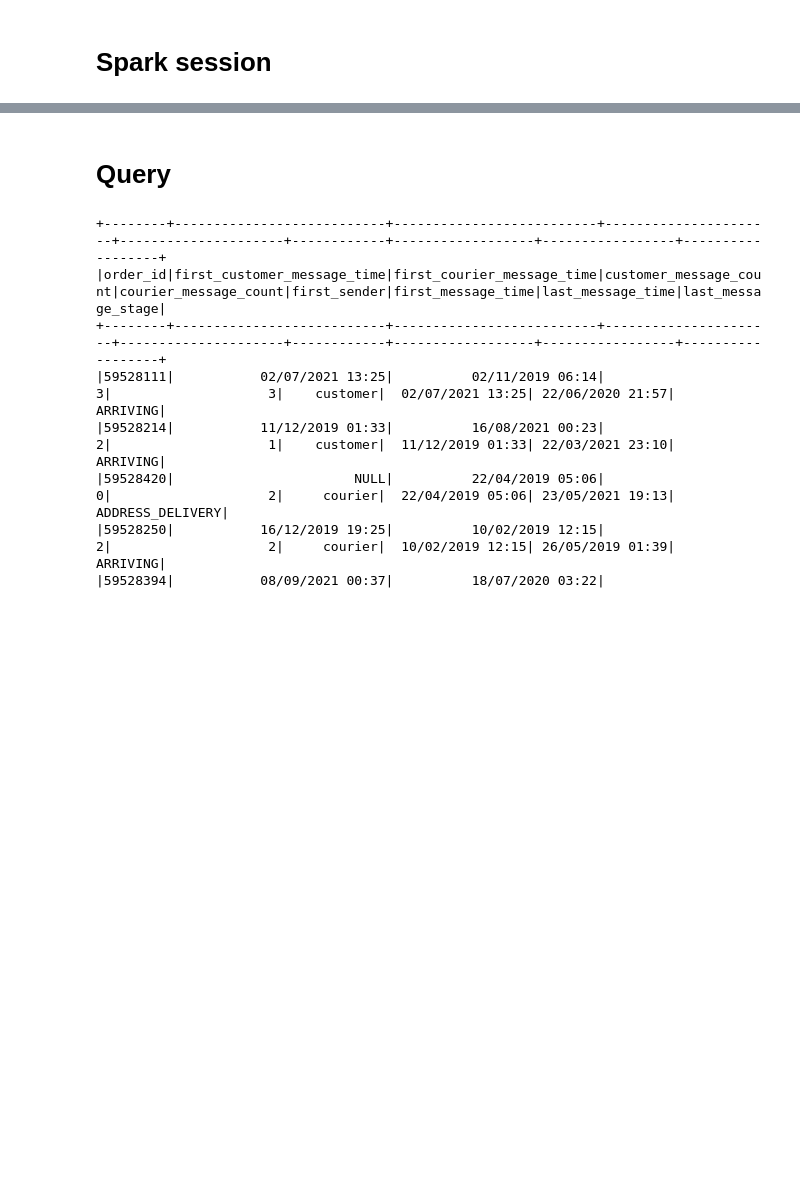
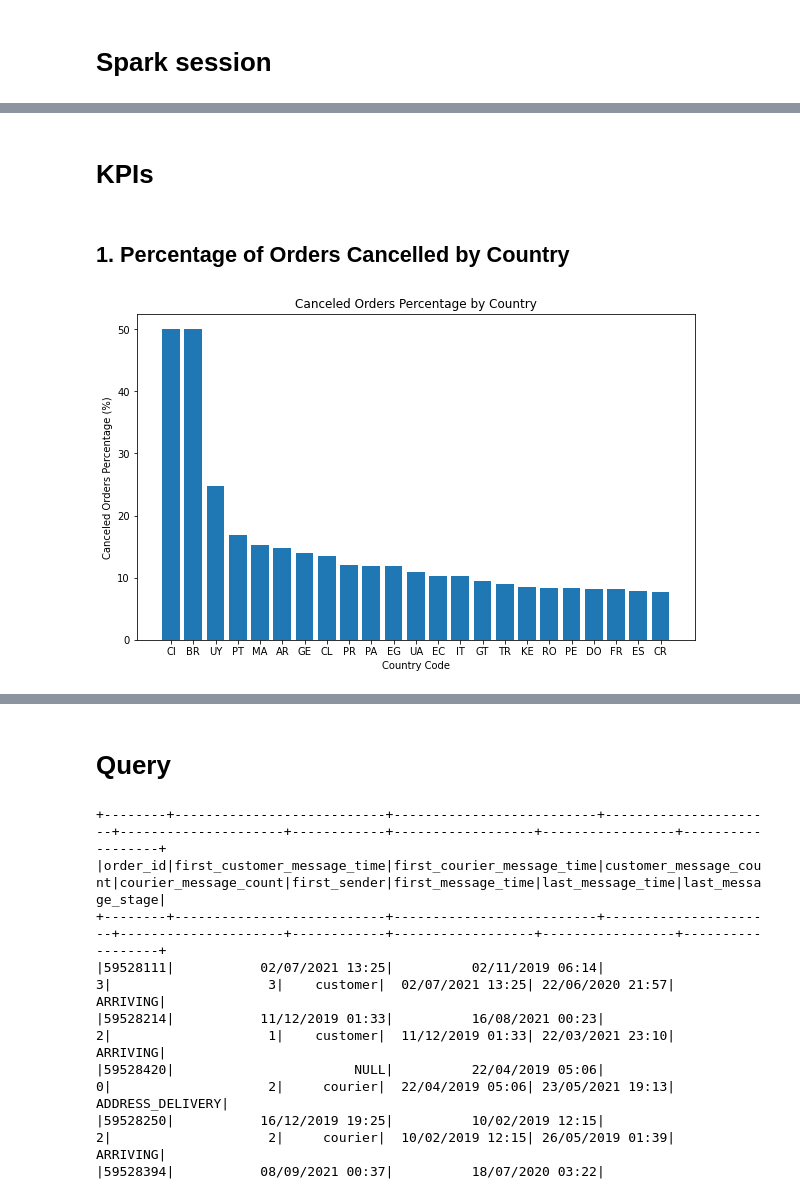
Before and after one commit to ivanseldas/Ironhack-Delivery-Product-Analysis, a Jupyter notebook: main.ipynb, the cells around one changed output, grey strips where cells are left out. Cells and saved outputs as stored; diff of their text form; code cells hidden in the pictures; blank space fills up the shorter version.

```diff
--- a/main.ipynb
+++ b/main.ipynb
@@ -43,0 +84,26 @@ only showing top 5 rows
+# %% [markdown]
+# KPIs
+# %% [markdown]
+## 1. Percentage of Orders Cancelled by Country
+# %%
+# Query to get canceled orders percentage by country
+query_canceled_by_country = """
+SELECT
+    country_code,
+    ROUND((SUM(CASE WHEN final_status = 'CanceledStatus' THEN 1 ELSE 0 END) / COUNT(*)) * 100, 2) AS canceled_percentage
+FROM fake_orders
+GROUP BY country_code
+ORDER BY canceled_percentage DESC
+"""
+canceled_by_country = spark.sql(query_canceled_by_country).toPandas()
+
+# Plot
+plt.figure(figsize=(10, 6))
+plt.bar(canceled_by_country['country_code'], canceled_by_country['canceled_percentage'])
+plt.title("Canceled Orders Percentage by Country")
+plt.xlabel("Country Code")
+plt.ylabel("Canceled Orders Percentage (%)")
+plt.savefig("./assets/orders_cancelled.jpg", bbox_inches='tight')
+plt.show()
+# %% [output]
+[figure, added]
```
Also changed, not shown: parts of 11 cells of this notebook, 3 other files.
